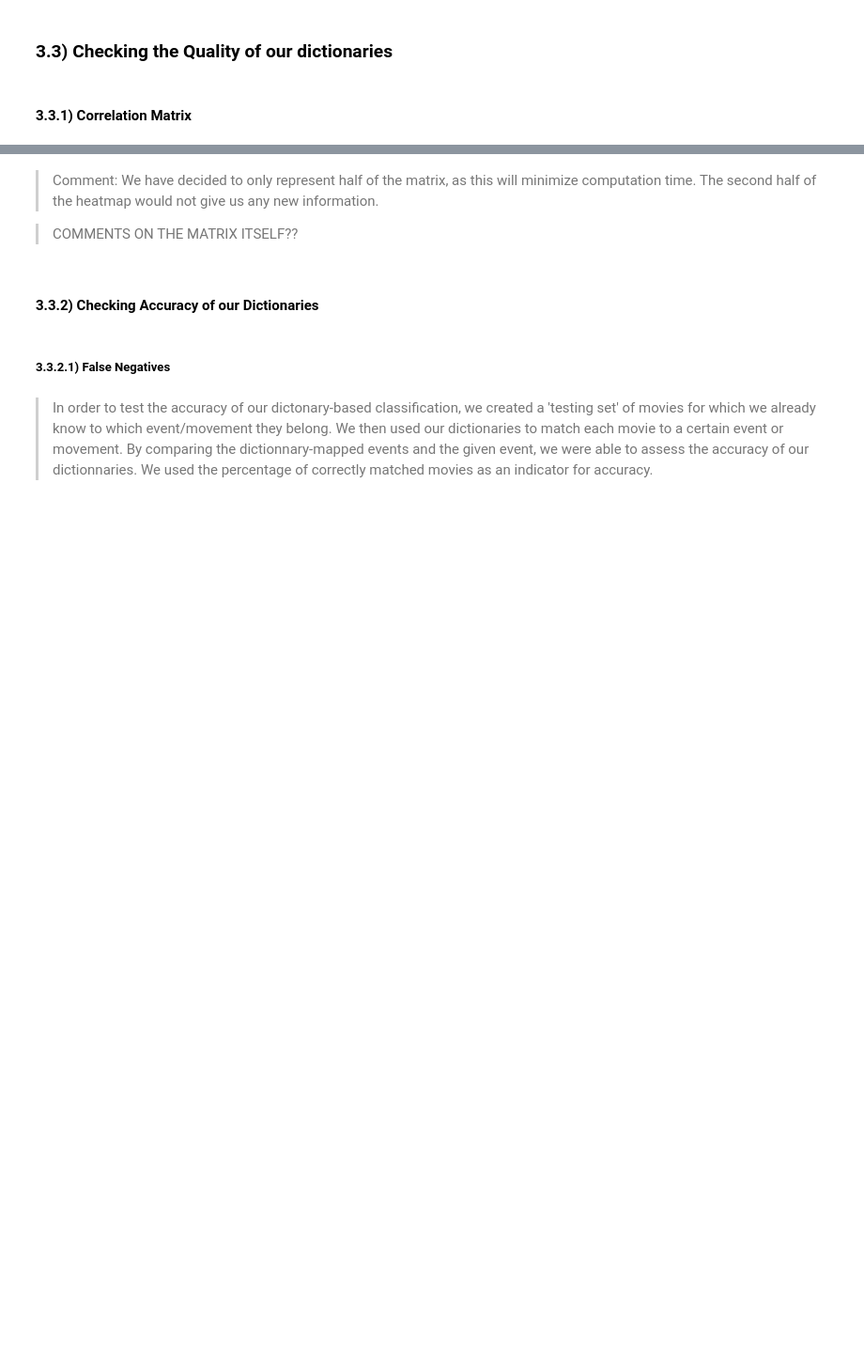
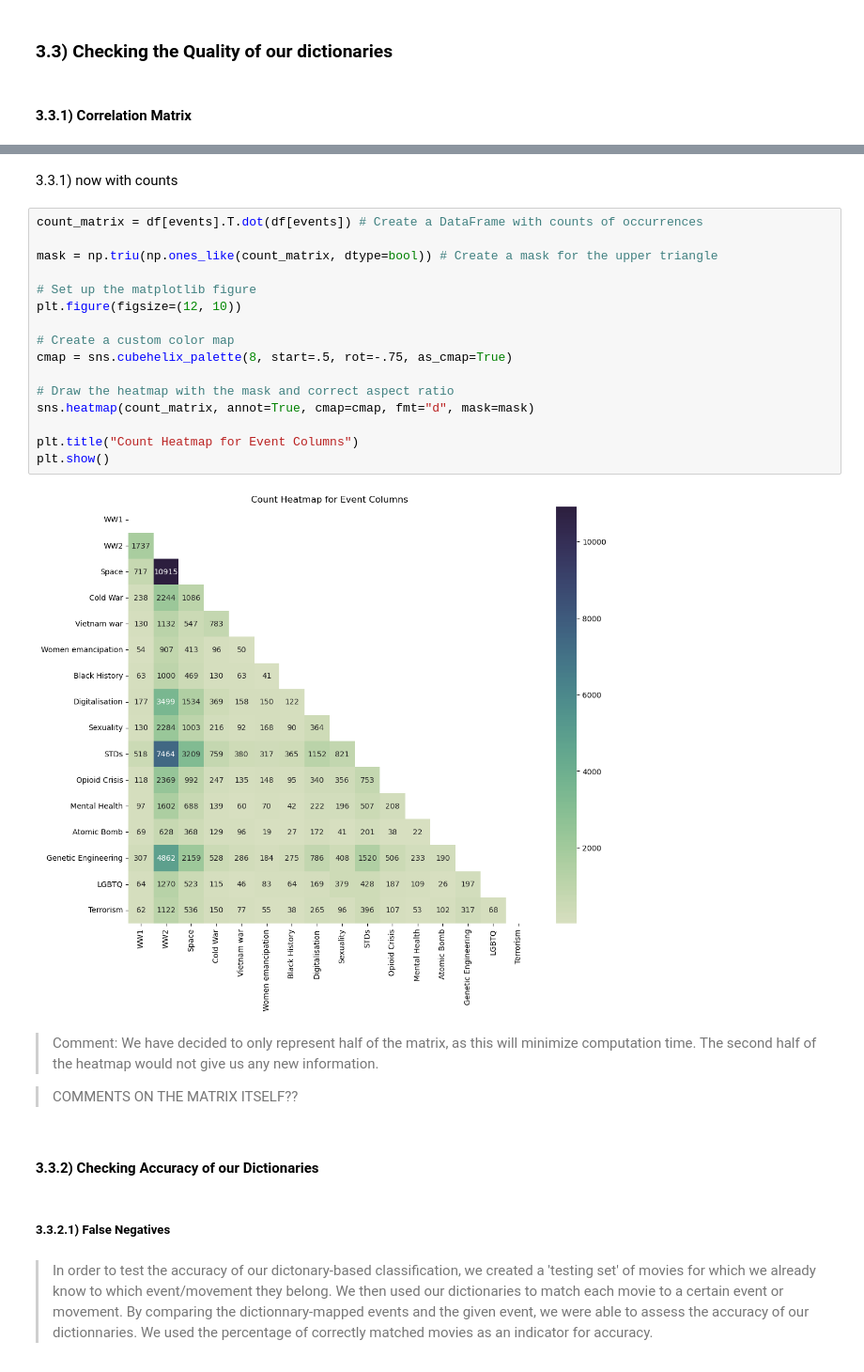
Before and after one commit to epfl-ada/ada-2023-project-onsecalme123, a Jupyter notebook: milestone2.ipynb, the cells around one changed output, grey strips where cells are left out. Shown at 94% size. Saved outputs shown, nothing was run; the diff lists cells and outputs as text; blank space fills up the shorter version.

```diff
--- a/milestone2.ipynb
+++ b/milestone2.ipynb
@@ -704,3 +632,23 @@ plt.show()
+# %% [markdown]
+3.3.1) now with counts
+# %%
+count_matrix = df[events].T.dot(df[events]) # Create a DataFrame with counts of occurrences
+
+mask = np.triu(np.ones_like(count_matrix, dtype=bool)) # Create a mask for the upper triangle
+
+# Set up the matplotlib figure
+plt.figure(figsize=(12, 10))
+
+# Create a custom color map
+cmap = sns.cubehelix_palette(8, start=.5, rot=-.75, as_cmap=True)
+
+# Draw the heatmap with the mask and correct aspect ratio
+sns.heatmap(count_matrix, annot=True, cmap=cmap, fmt="d", mask=mask)
+
+plt.title("Count Heatmap for Event Columns")
+plt.show()
+# %% [output]
+[figure, added]
 # %% [markdown]
 >Comment: We have decided to only represent half of the matrix, as this will minimize computation time. The second half of the heatmap would not give us any new information.
 
```
Also changed, not shown: parts of 5 cells of this notebook.
